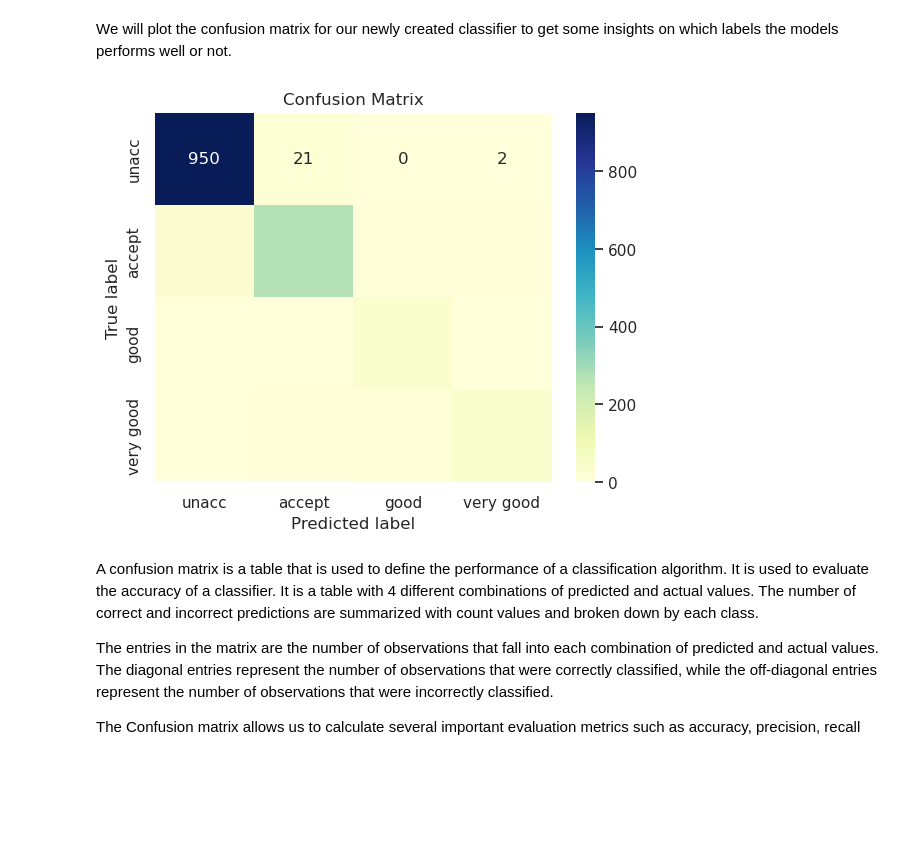
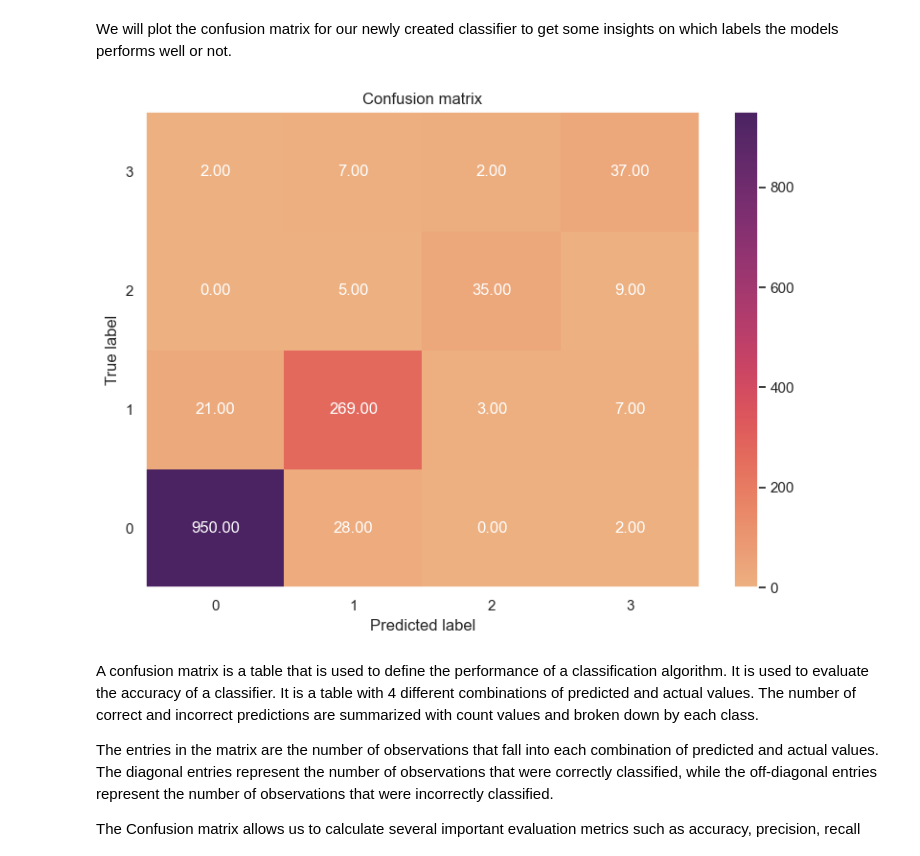
Before and after one commit to sier8161/ml-1dl034-public-assignments, a Jupyter notebook: Assignments/Practical/PracticalNotebook4.ipynb, the cells around one changed output. Saved outputs shown, nothing was run; the diff lists cells and outputs as text; code cells hidden in the pictures; blank space fills up the shorter version.

```diff
--- a/Assignments/Practical/PracticalNotebook4.ipynb
+++ b/Assignments/Practical/PracticalNotebook4.ipynb
@@ -426,23 +426,39 @@ We will plot the confusion matrix for our newly created classifier to get some i
 # %%
 # Import the necessary packages
 from matplotlib import pyplot as plt
 from sklearn.metrics import confusion_matrix
 import seaborn as sns
 
 car_condition = ['unacc', 'accept', 'good', 'very good'] # Labels of the target variable
 
 conf_matrix = confusion_matrix(pred, y_test); # Set to None to show the actual numbers
+conf_matrix = pd.DataFrame(conf_matrix)
+# Display an aesthetic confusion matrix with colours:
+plt.figure(figsize=(8, 6))
 
-# Display an aesthetic confusion matrix with colours:
-sns.set(font_scale = 1)
-sns.heatmap(conf_matrix, annot = True, cmap="YlGnBu", fmt = 'd', xticklabels = car_condition, yticklabels = car_condition)
-# Please ignore the bug i have that only annotates the first row of the heatmap
+heatmap = plt.pcolor(conf_matrix, cmap='flare')
+plt.colorbar(heatmap)
+
+for i in range(len(conf_matrix.columns)):
+    for j in range(len(conf_matrix.index)):
+        column = conf_matrix.columns[i]
+        index = conf_matrix.index[j]
+        value = conf_matrix.loc[index, column]
+        plt.text(j + 0.5, i + 0.5, f'{value:.2f}',
+                 ha='center', va='center', color='white')
+
+plt.xticks(np.arange(0.5, len(conf_matrix.columns) + 0.5), conf_matrix.columns)
+plt.yticks(np.arange(0.5, len(conf_matrix.index) + 0.5), conf_matrix.index)
+
+
+
 plt.xlabel('Predicted label')
 plt.ylabel('True label')
-plt.title('Confusion Matrix')
+plt.title('Confusion matrix')
+plt.tight_layout()
 plt.show()
 # %% [output]
-[figure, old version]
+[figure, new version]
 # %% [markdown]
 A confusion matrix is a table that is used to define the performance of a classification algorithm. It is used to evaluate the accuracy of a classifier. It is a table with 4 different combinations of predicted and actual values. The number of correct and incorrect predictions are summarized with count values and broken down by each class.
 
```
Also changed, not shown: parts of 7 cells of this notebook.
